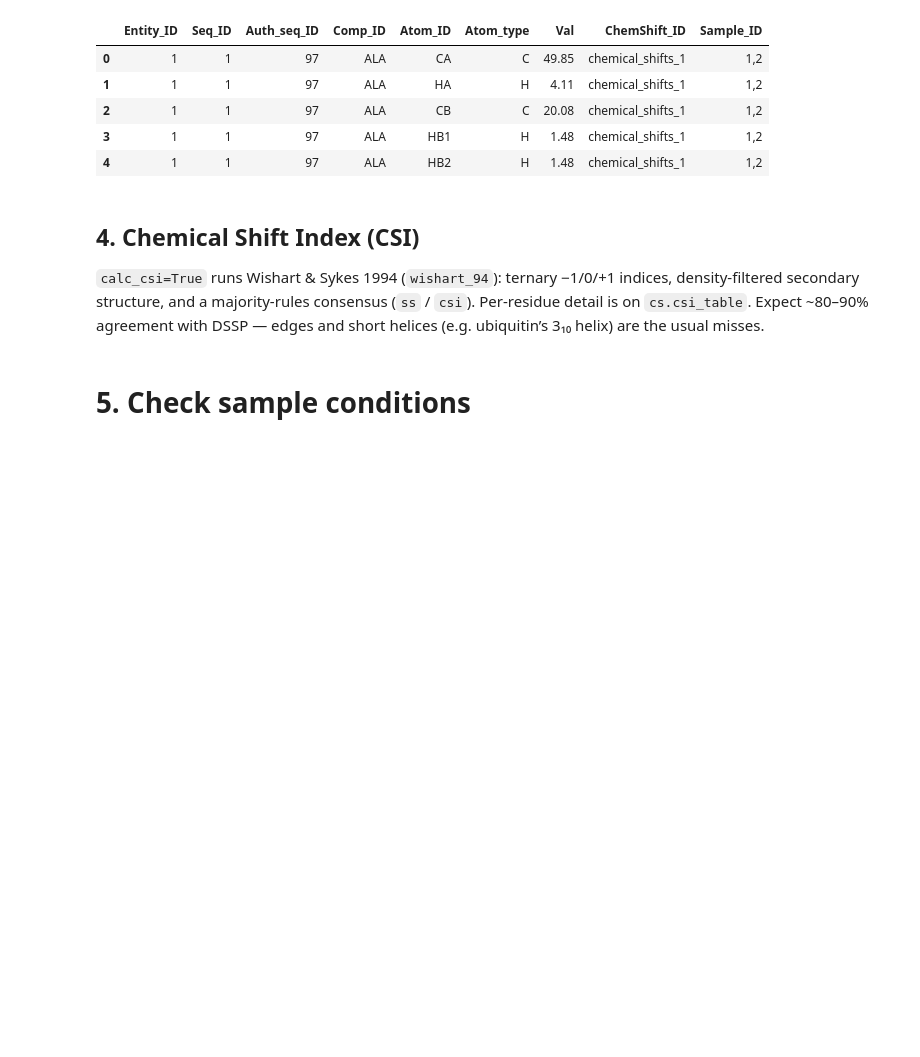
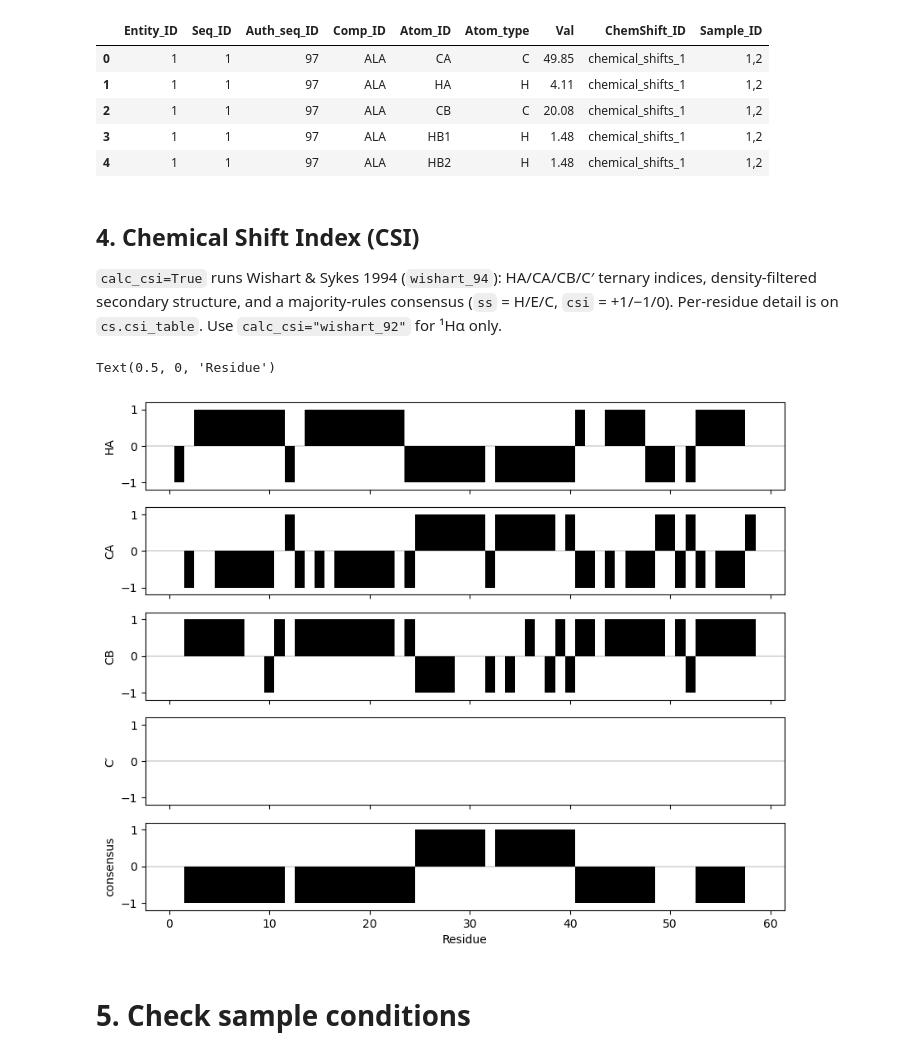
Before and after one commit to WaymentSteeleLab/makeshift, a Jupyter notebook: demos/quick_start.ipynb, the cells around one changed output. Cells and saved outputs as stored; diff of their text form; code cells hidden in the pictures; blank space fills up the shorter version.

```diff
--- a/demos/quick_start.ipynb
+++ b/demos/quick_start.ipynb
@@ -119,26 +119,26 @@ cs.data[cs.data['Entity_ID'].isin(protein_ids)].head()
 # %% [markdown]
 ## 4. Chemical Shift Index (CSI)
 
-`calc_csi=True` runs Wishart & Sykes 1994 (`wishart_94`): ternary −1/0/+1 indices,
-density-filtered secondary structure, and a majority-rules consensus (`ss` / `csi`).
-Per-residue detail is on `cs.csi_table`. Expect ~80–90% agreement with DSSP —
-edges and short helices (e.g. ubiquitin’s 3₁₀ helix) are the usual misses.
+`calc_csi=True` runs Wishart & Sykes 1994 (`wishart_94`): HA/CA/CB/C′ ternary indices, density-filtered secondary structure, and a majority-rules consensus (`ss` = H/E/C, `csi` = +1/−1/0). Per-residue detail is on `cs.csi_table`. Use `calc_csi="wishart_92"` for ¹Hα only.
 # %%
-# Ubiquitin (BMRB 5387) — Wishart consensus CSI vs DSSP
-cs = ms.ChemicalShifts.from_bmrb(5387, calc_csi=True)  # wishart_94
+cs = ms.ChemicalShifts.from_bmrb(7280, calc_csi=True)
+t = cs.csi_table
 
-# DSSP-style 3-state string (C/E/H), length 76
-dss = 'CEEEEEECCEEEEEEECCCCCCHHHHHHHHHHHHCCCCCCCEEECCCCCCCCCCCHHHHCCCCCCEEEEECCCCCC'
-tmp = cs.csi_table.copy()
-tmp['dssp'] = tmp['Seq_ID'].map(lambda i: dss[i - 1] if 1 <= i <= len(dss) else None)
-
-plt.figure(figsize=(10, 2))
-sns.scatterplot(x='Seq_ID', y='csi', hue='dssp', data=tmp)
-plt.axhline(0, color='k', lw=0.5, ls='--')
-plt.ylim(-1.2, 1.2)
-plt.xlabel('Residue'); plt.ylabel('CSI (+1 helix / −1 strand)')
-plt.title('Wishart CSI (wishart_94) — ubiquitin (5387)')
-plt.legend(bbox_to_anchor=(1, 1))
+# 1994-style stacked plot: each nucleus, then consensus
+fig, axes = plt.subplots(5, 1, figsize=(10, 8), sharex=True)
+for ax, col, title in zip(
+    axes,
+    ["HA", "CA", "CB", "C", "csi"],
+    ["HA", "CA", "CB", "C′", "consensus"],
+):
+    ax.bar(t["Seq_ID"], t[col], width=1.0, color='k')
+    ax.axhline(0, color="k", lw=0.2)
+    ax.set_ylim(-1.2, 1.2)
+    ax.set_ylabel(title)
+axes[-1].set_xlabel("Residue")
+# %% [output]
+Text(0.5, 0, 'Residue')
+[figure, added]
 # %% [markdown]
 # 5. Check sample conditions
 # %%
```
Also changed, not shown: 1 other file.
